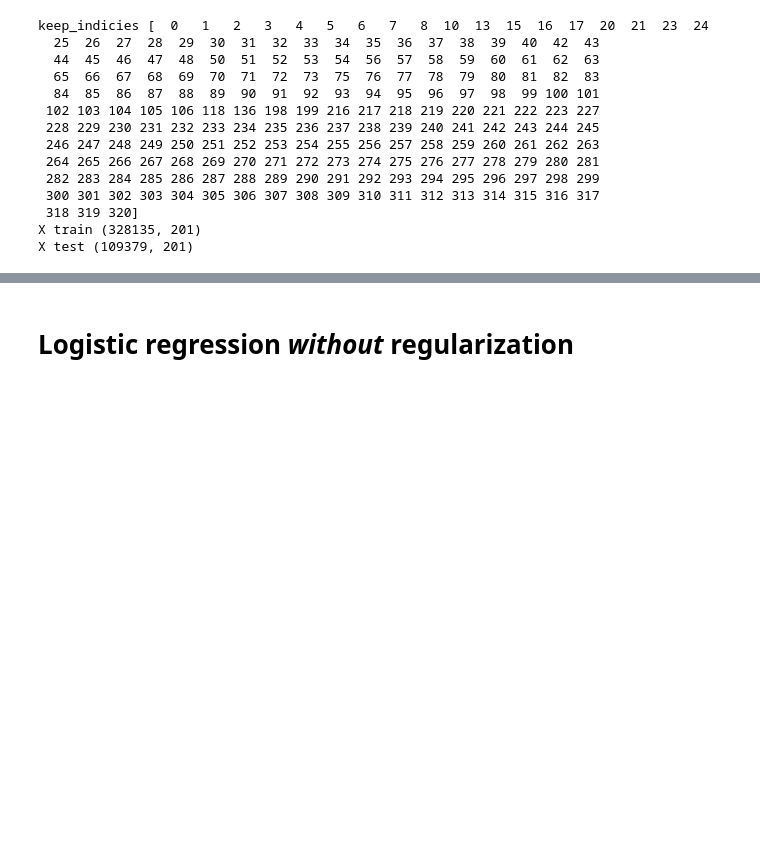
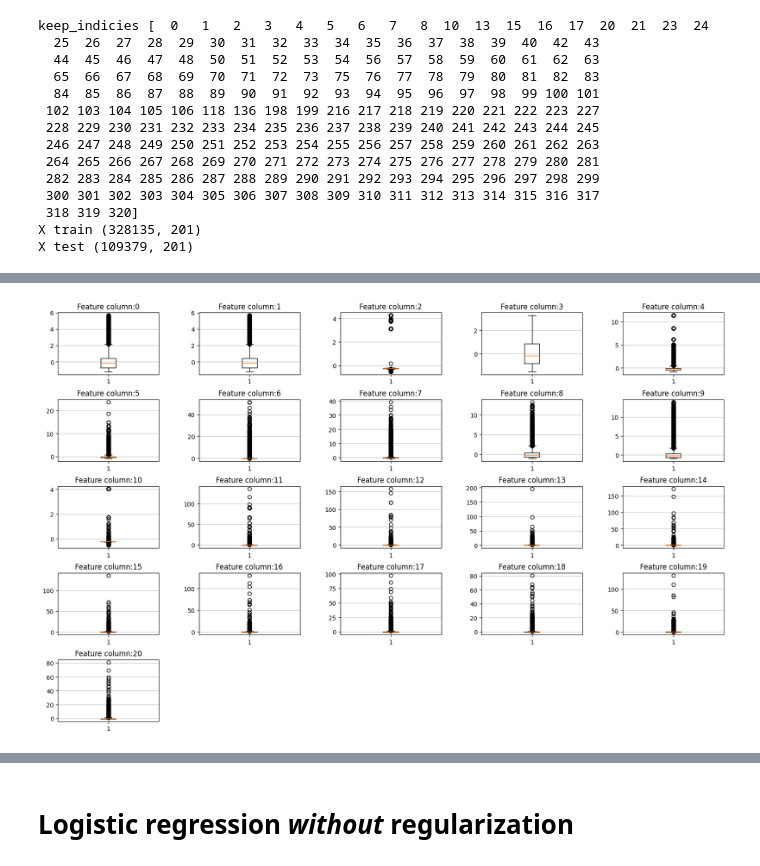
Before and after one commit to epfml/ml-project-1-yay, a Jupyter notebook: grading_tests/models.ipynb, the cells around one changed output, grey strips where cells are left out. Cells and saved outputs as stored; diff of their text form; code cells hidden in the pictures; blank space fills up the shorter version.

```diff
--- a/grading_tests/models.ipynb
+++ b/grading_tests/models.ipynb
@@ -164,0 +234,4 @@ NameError: name 'x_train' is not defined
+# %%
+box_multi_plot(x_std)
+# %% [output]
+[figure, added]
```
Also changed, not shown: parts of 14 cells of this notebook.
